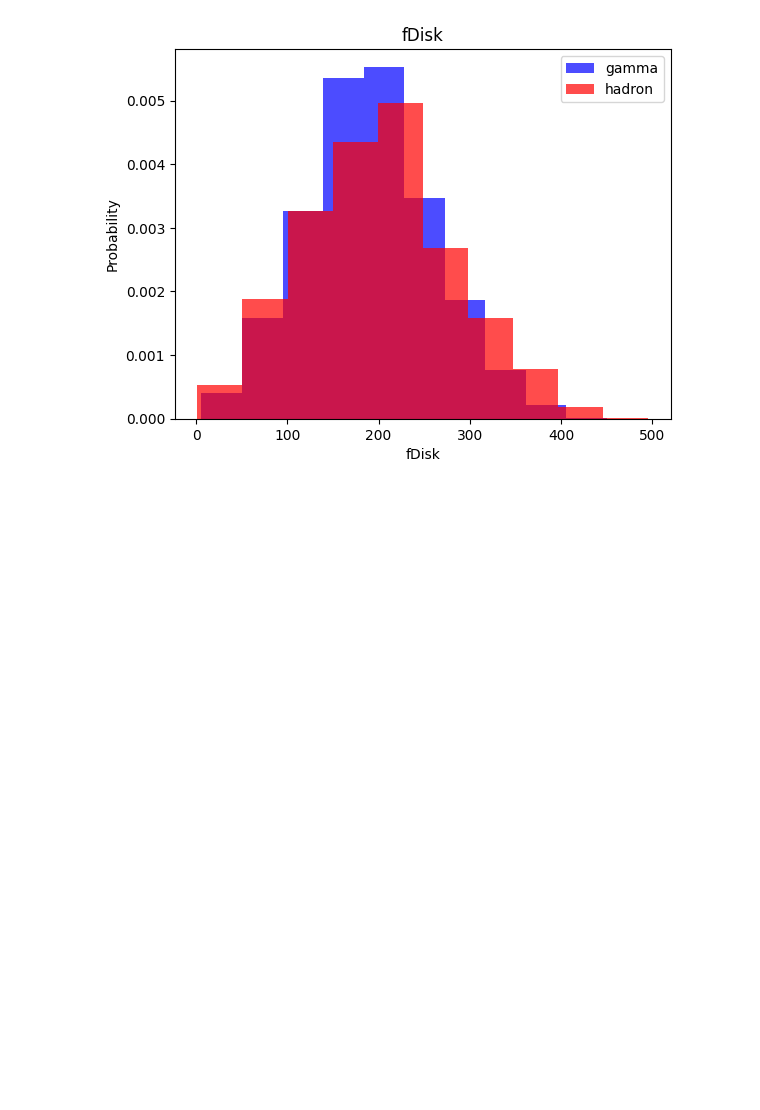
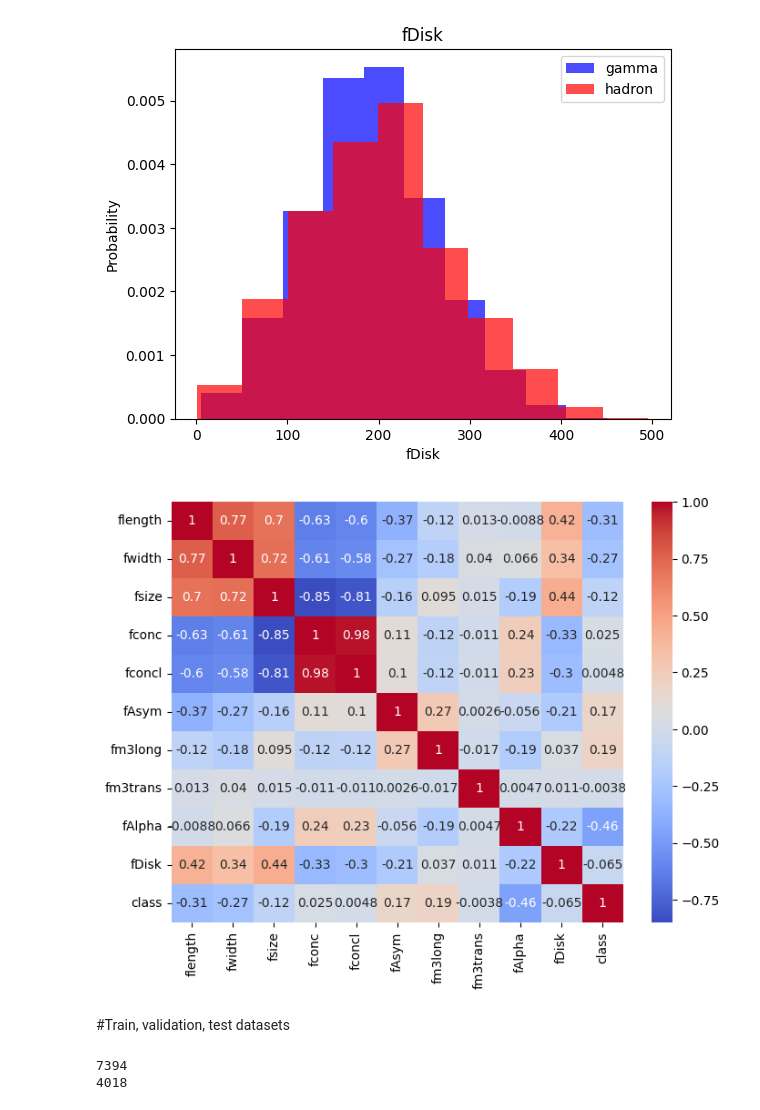
Before and after one commit to Abdelrhman129/my-_colab_notbook, a Jupyter notebook: 1_model.ipynb, the cells around one changed output. Drawn from its saved outputs; the diff is of its cells as text; code cells hidden in the pictures; blank space fills up the shorter version.

```diff
--- a/1_model.ipynb
+++ b/1_model.ipynb
@@ -72,4 +75,13 @@ for label in clas[:-1]:
 [figure]
 [figure]
 [figure]
+# %%
+
+plt.figure(figsize=(8,6))
+sns.heatmap(df.corr(),annot=True,cmap="coolwarm")
+plt.show()
+# %% [output]
+[figure, added]
+# %% [markdown]
+#Train, validation, test datasets
 # %%
@@ -76,4 +89,10 @@ for label in clas[:-1]:
 train,valid,test=np.split(df.sample(frac=1),[int(0.6*len(df)),int(0.8*len(df))])
+# %%
+print(len(train[train['class']==1]))
+print(len(train[train['class']==0]))
+# %% [output]
+7394
+4018
 # %%
 from sklearn.preprocessing import StandardScaler
 # %%
```
Also changed, not shown: parts of 9 cells of this notebook.
